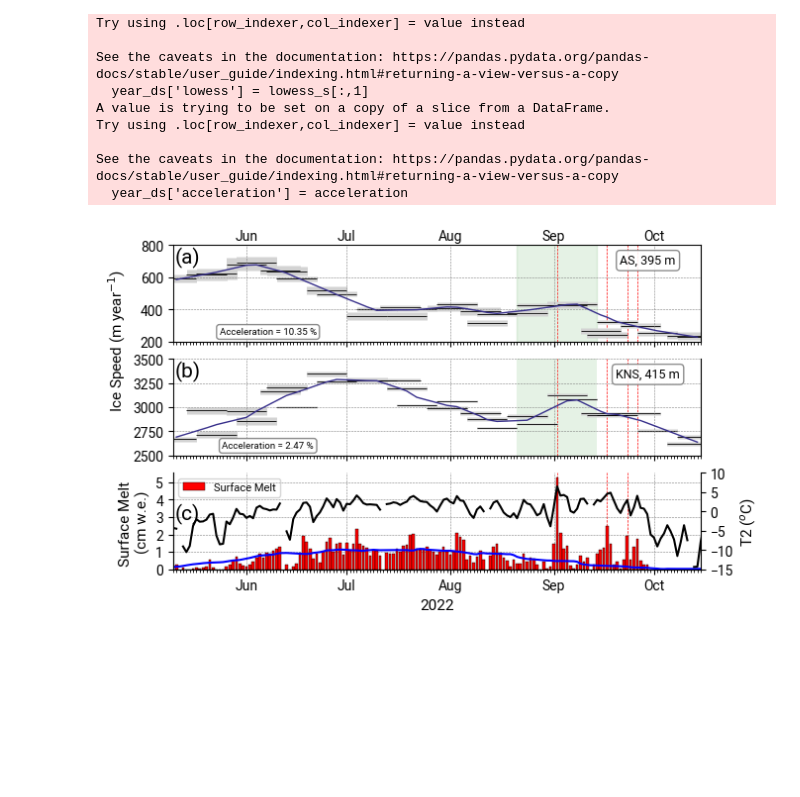
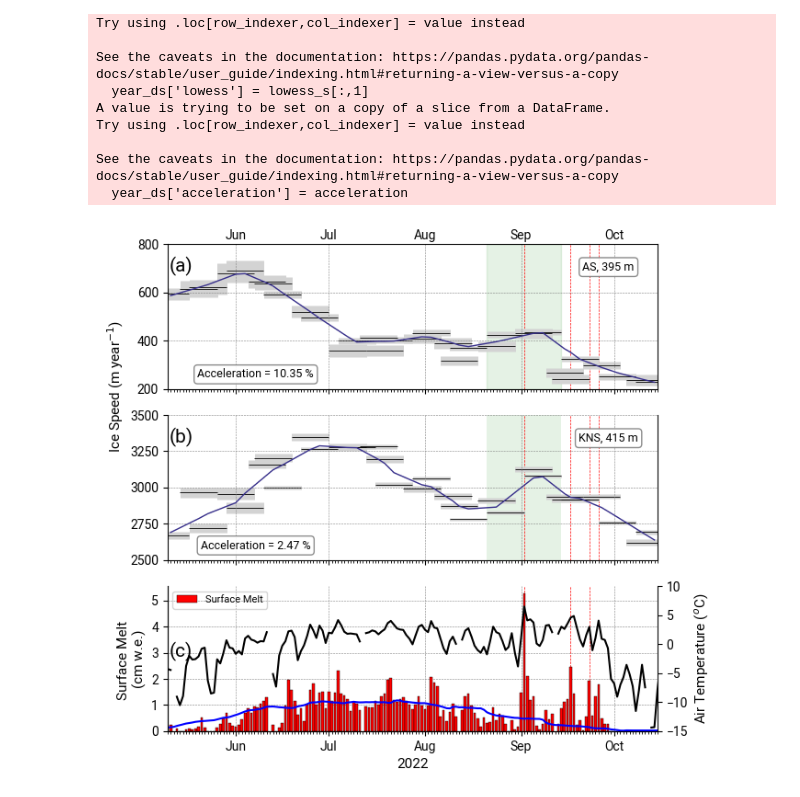
Before and after one commit to ry-ing/GrIS_late-season-melt-event, a Jupyter notebook: code/figures/fig4_MTG_velocities.ipynb, the cells around one changed output. Cells and saved outputs as stored; diff of their text form; code cells hidden in the pictures; blank space fills up the shorter version.

```diff
--- a/code/figures/fig4_MTG_velocities.ipynb
+++ b/code/figures/fig4_MTG_velocities.ipynb
@@ -51,10 +48,10 @@ def masked_dates(dataset, year_start, year_end, melt_start, melt_end):
 
     return year_ds
 # %%
-data_dir = 'C:/Users/s1834371/Documents/PhD/melt22/GrIS_late-season-melt-event/data/'
+data_dir = 'C:/Users/s1834371/Documents/GrIS_late-season-melt-event/data/'
 
-AS_ROI = pd.read_csv(data_dir + 'AS_ROI_timeseries.csv', index_col=0)
-KNS_ROI = pd.read_csv(data_dir + 'KNS_ROI_timeseries.csv', index_col=0)
+AS_ROI = pd.read_csv(data_dir + 'velocity/AS_ROI_timeseries.csv', index_col=0)
+KNS_ROI = pd.read_csv(data_dir + 'velocity/KNS_ROI_timeseries.csv', index_col=0)
 # %%
 melt_start = pd.to_datetime('2022-08-21')
 melt_end = pd.to_datetime('2022-09-14')
@@ -88,7 +85,7 @@ Try using .loc[row_indexer,col_indexer] = value instead
 See the caveats in the documentation: https://pandas.pydata.org/pandas-docs/stable/user_guide/indexing.html#returning-a-view-versus-a-copy
   year_ds['acceleration'] = acceleration
 # %%
-cosipy_data = xr.open_dataset(data_dir + 'NUK_U_cosipy_output_20200110-20221129.nc', engine='netcdf4')
+cosipy_data = xr.open_dataset(data_dir + 'met_data/NUK_U_cosipy_output_20200110-20221129.nc', engine='netcdf4')
 year_mask = (cosipy_data['time'] > pd.to_datetime('2022-01-01')) & (cosipy_data['time'] < pd.to_datetime('2022-11-29'))
 
 surfm = cosipy_data['surfM'].loc[year_mask]
@@ -169,7 +166,7 @@ ax.text(0.004, 0.81, '(a)', transform=ax.transAxes, fontsize=15)
 
 
 textstr = 'Acceleration = %.2f %%' % AS_ROI['acceleration'].values[0]
-ax.text(0.18, 0.1, textstr, transform=ax.transAxes, ha="center", va="center", size=7, bbox=bbox_props)
+ax.text(0.18, 0.1, textstr, transform=ax.transAxes, ha="center", va="center", size=9, bbox=bbox_props)
 
 
 # russell ############################################################
@@ -210,7 +207,7 @@ ax1.text(0.004, 0.81, '(b)', transform=ax1.transAxes, fontsize=15)
 
 
 textstr = 'Acceleration = %.2f %%' % KNS_ROI['acceleration'].values[0]
-ax1.text(0.18, 0.1, textstr, transform=ax1.transAxes, ha="center", va="center", size=7, bbox=bbox_props)#
+ax1.text(0.18, 0.1, textstr, transform=ax1.transAxes, ha="center", va="center", size=9, bbox=bbox_props)#
 
 # ## COSIPY ############################################################
 ax5 = fig.add_subplot(spec[2])
@@ -226,33 +223,33 @@ ax5.plot(surfM_historic.index, surfM_historic*100, color='blue', linewidth=1.5,
 
 myFmt = mdates.DateFormatter('')
 ax5.xaxis.set_minor_formatter(myFmt)
 ax5.xaxis.set_minor_locator(mdates.DayLocator(interval=1))
 ax5.grid(color='grey', linestyle='--', linewidth=0.4, zorder=-5)
 ax5.axvline(pd.to_datetime('2022-09-02'), color='r', linewidth=0.5, linestyle='--', zorder=-5)
 ax5.axvline(pd.to_datetime('2022-09-17'), color='r', linewidth=0.5, linestyle='--', zorder=-5)
 ax5.axvline(pd.to_datetime('2022-09-23'), color='r', linewidth=0.5, linestyle='--', zorder=-5)
 
 majorFmt = mdates.DateFormatter('%b')
 ax5.xaxis.set_major_formatter(majorFmt)
 ax5.xaxis.set_major_locator(mdates.MonthLocator(interval=1))
 ax5.legend(loc='upper left', fontsize=8)
 ax5.spines[['right', 'top']].set_visible(False)
 ax5.set_xlabel('2022')
 
 ax5b = ax5.twinx()
 ax5b.plot(time_cosipy, T2-273.15, c='k', label='T2')
 ax5b.set_ylim(-15,10)
-ax5b.set_ylabel('T2 ($^{o}$C)')
+ax5b.set_ylabel('Air Temperature ($^{o}$C)')
 ax5b.set_yticks([-15,-10,-5,0,5,10])
 ax5b.spines[['top']].set_visible(False)
 
 ax5.text(0.004, 0.51, '(c)', transform=ax5.transAxes, fontsize=15)
 
 
 width = 6.88
-height = width/1.618
+height = width/1
 fig.set_size_inches(width, height)
 plt.show()
 fig.savefig('fig3_MTG_velocities.jpg', dpi=300, bbox_inches='tight')
 # %% [output]
-[figure, old version]
+[figure, new version]
```
Also changed, not shown: parts of 1 cell of this notebook, 12 other files.
